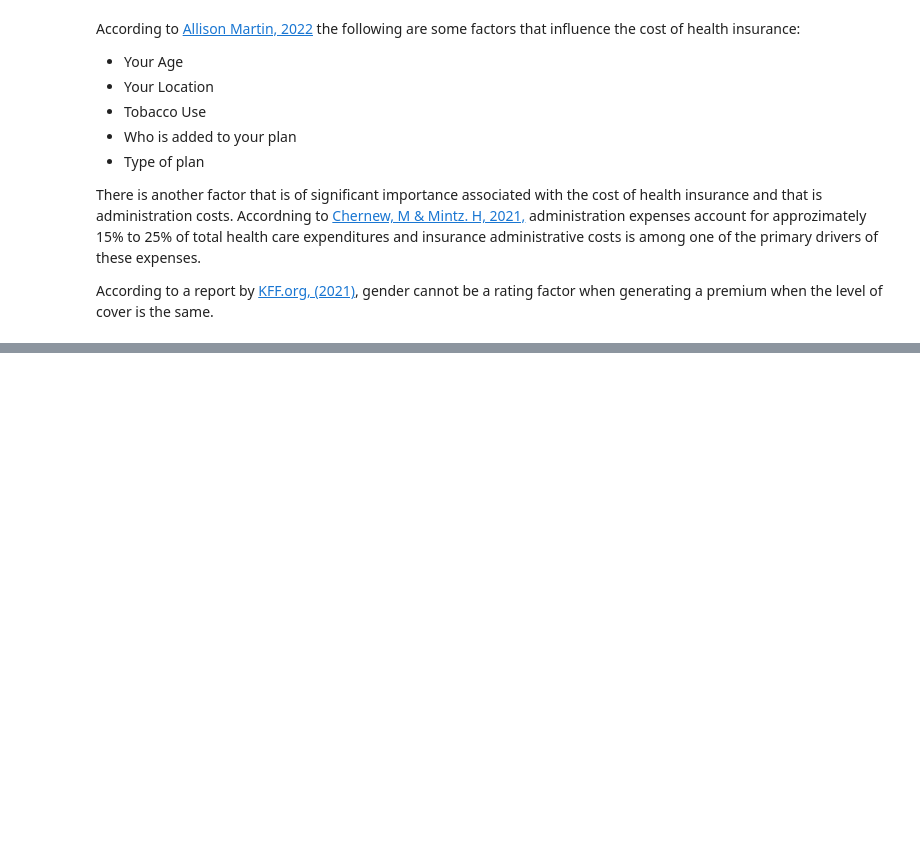
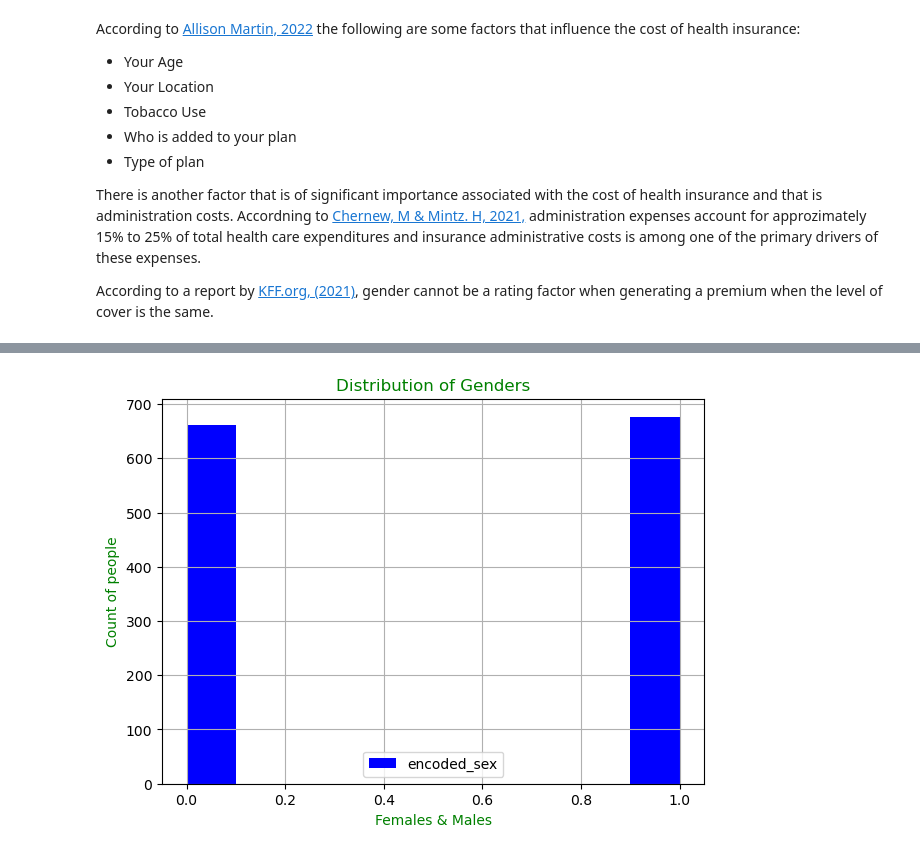
Before and after one commit to OCorry/Programming-for-Data-Analysis-Assessment-2022, a Jupyter notebook: Programming for Data Analysis Project 2022.ipynb, the cells around one changed output, grey strips where cells are left out. Drawn from its saved outputs; the diff is of its cells as text; code cells hidden in the pictures; blank space fills up the shorter version.

```diff
--- a/Programming for Data Analysis Project 2022.ipynb
+++ b/Programming for Data Analysis Project 2022.ipynb
@@ -149,0 +150,8 @@ plt.show()
+# %%
+ax = df.hist(column = "encoded_sex", color = "blue", legend = "true", figsize =(7,5))
+plt.title("Distribution of Genders", color = "green")
+plt.xlabel("Females & Males", color = "green")
+plt.ylabel("Count of people", color ="green")
+plt.show()
+# %% [output]
+[figure, added]
```
Also changed, not shown: parts of 21 cells of this notebook.
